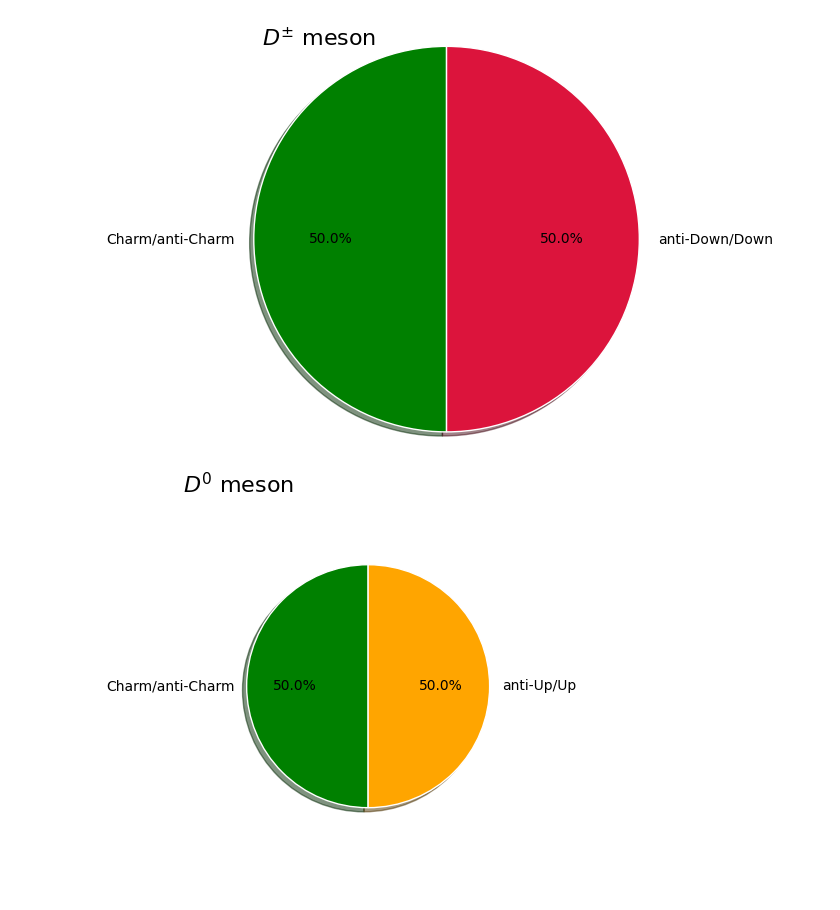
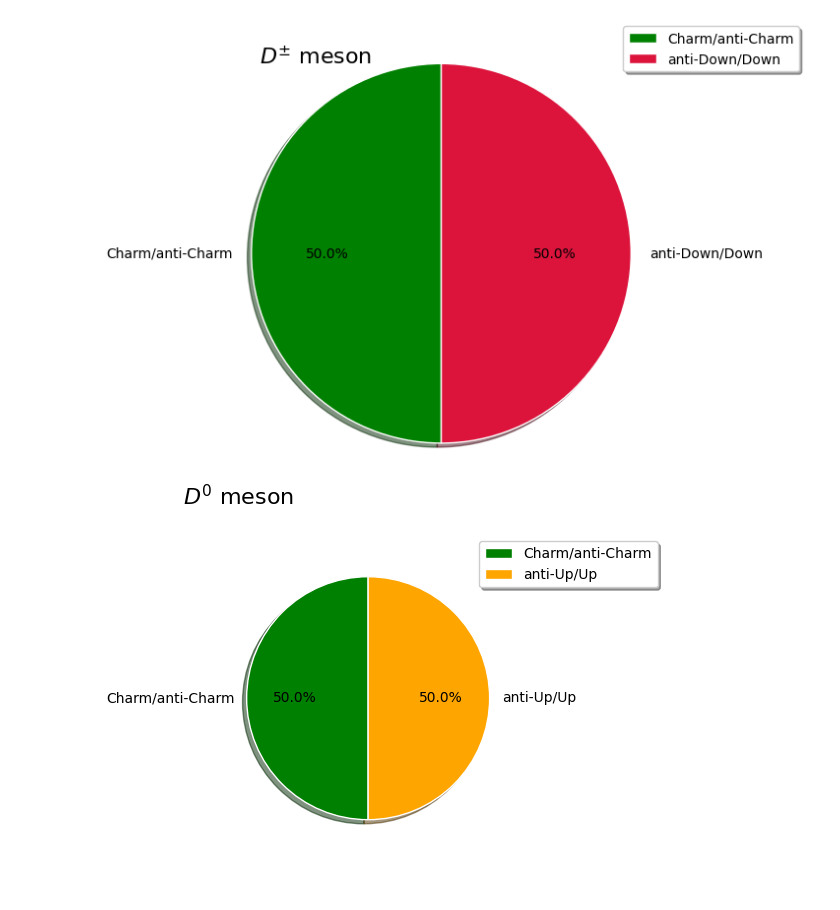
Before and after one commit to Saptarshi0216/PhD_RUB, a Jupyter notebook: workbook.ipynb, the cells around one changed output. Cells and saved outputs as stored; diff of their text form; code cells hidden in the pictures.

```diff
--- a/workbook.ipynb
+++ b/workbook.ipynb
@@ -6,10 +6,10 @@ import numpy as np
 
 ###########################################
 
-#lifetimes in e-13 s, the smallest pie has its radius set to 0.5, with the areas of pie-charts of particles proportional to the lifetimes
+#lifetimes in e-13 s, the smallest pie has its radius set to 0.5 (& area=0.25), with the areas of pie-charts of particles proportional to the lifetimes
 # Here we calculate what the radii of the pies must be in accordance to their lifetimes
 
-Xi0= 1.519                  #lifetime of charm hadron which decays the quickest in units of e-13
+Xi0= 1.519                  #lifetime of charm hadron Xi0_c which decays the quickest in units of e-13s
 C= (0.25/Xi0)               #the particle with the shortest life-time has been given an area of 0.25, thereby a radius of 0.5. We have ignored the Pi
                             # as it is just a scaling factor for our purposes
 #hadrons
@@ -37,6 +37,7 @@ fig, ax = plt.subplots()
 ax.pie(sizes, radius= Lamda_cp, labels=labels, autopct='%1.1f%%', startangle=90, colors=colors,wedgeprops = {"linewidth": 1, "edgecolor": "white"},shadow=True)
 #ax.axis('equal')  # Equal aspect ratio ensures that pie is drawn as a circle.
 plt.title(label='$\lambda_c^+$ baryon',loc='left',fontsize=16)
+plt.legend(shadow=True)
 
 #Xi++_cc= dcc
 fig1, ax1 = plt.subplots()
@@ -45,6 +46,7 @@ colors= ['crimson','green']
 sizes = [33.33, 66.67]
 ax1.pie(sizes, radius= Xi_pp_cc, labels=labels, autopct='%1.1f%%', startangle=90, colors= colors,wedgeprops = {"linewidth": 1, "edgecolor": "white"},shadow=True)
 plt.title(label='$\Xi_{cc}^{++}$ baryon',loc='left',fontsize=16)
+plt.legend(shadow=True)
 
 
 #Xi_0= dsc
@@ -54,6 +56,8 @@ colors= ['crimson','violet','green']
 sizes = [33.33, 33.33,33.33]
 ax2.pie(sizes, radius= Xi_0, labels=labels, autopct='%1.1f%%', startangle=90, colors= colors,wedgeprops = {"linewidth": 1, "edgecolor": "white"},shadow=True)
 plt.title(label='$\Xi_{c}^0$ baryon',loc='left',fontsize=16)
+plt.legend(shadow=True)
+
 
 #Omega0_c= ssc
 fig3, ax3 = plt.subplots()
@@ -62,6 +66,8 @@ colors= ['violet','green']
 sizes = [66.67,33.33]
 ax3.pie(sizes, radius= Omega0_c, labels=labels, autopct='%1.1f%%', startangle=90, colors= colors,wedgeprops = {"linewidth": 1, "edgecolor": "white"},shadow=True)
 plt.title(label='$\Omega_{c}^0$ baryon',loc='left',fontsize=16)
+plt.legend(shadow=True)
+
 
 #Xi_cp= usc
 fig4, ax4 = plt.subplots()
@@ -70,6 +76,8 @@ colors= ['orange','violet','green']
 sizes = [33.33,33.33,33.33]
 ax4.pie(sizes, radius= Xi_cp, labels=labels, autopct='%1.1f%%', startangle=90, colors= colors,wedgeprops = {"linewidth": 1, "edgecolor": "white"},shadow=True)
 plt.title(label='$\Xi_{c}^{+}$ baryon',loc='left',fontsize=16)
+plt.legend(shadow=True)
+
 
 #D_pm= cd
 fig5, ax5 = plt.subplots()
@@ -78,6 +86,8 @@ colors= ['green','crimson']
 sizes = [50,50]
 ax5.pie(sizes, radius= D_pm, labels=labels, autopct='%1.1f%%', startangle=90, colors= colors,wedgeprops = {"linewidth": 1, "edgecolor": "white"},shadow=True)
 plt.title(label='$D^{\pm}$ meson',loc='left',fontsize=16)
+plt.legend(loc=(1,1),shadow=True)
+
 
 #D0= cu
 fig6, ax6 = plt.subplots()
@@ -86,6 +96,8 @@ colors= ['green','orange']
 sizes = [50,50]
 ax6.pie(sizes, radius= D0, labels=labels, autopct='%1.1f%%', startangle=90, colors= colors,wedgeprops = {"linewidth": 1, "edgecolor": "white"},shadow=True)
 plt.title(label='$D^0$ meson',loc='left',fontsize=16)
+plt.legend(loc=(0.8,0.8),shadow=True)
+
 
 #D_pms= cs
 fig7, ax7 = plt.subplots()
@@ -94,6 +106,8 @@ colors= ['green','violet']
 sizes = [50,50]
 ax7.pie(sizes, radius= D_pms, labels=labels, autopct='%1.1f%%', startangle=90, colors= colors,wedgeprops = {"linewidth": 1, "edgecolor": "white"},shadow=True)
 plt.title(label='$D^{\pm}_s$ meson',loc='left',fontsize=16)
+plt.legend(loc=(0.8,0.8),shadow=True)
+
 
 #B_pm= cb
 fig8, ax8 = plt.subplots()
@@ -102,6 +116,8 @@ colors= ['green','cyan']
 sizes = [50,50]
 ax8.pie(sizes, radius= B_pm, labels=labels, autopct='%1.1f%%', startangle=90, colors= colors,wedgeprops = {"linewidth": 1, "edgecolor": "white"},shadow=True)
 plt.title(label='$B^{\pm}$ meson',loc='left',fontsize=16)
+plt.legend(loc=(0.8,0.8),shadow=True)
+
 
 plt.tight_layout()
 plt.show()
@@ -116,2 +132,2 @@ plt.show()
-[figure, old version]
+[figure, new version]
-[figure, old version]
+[figure, new version]
```
Also changed, not shown: parts of 1 cell of this notebook.
